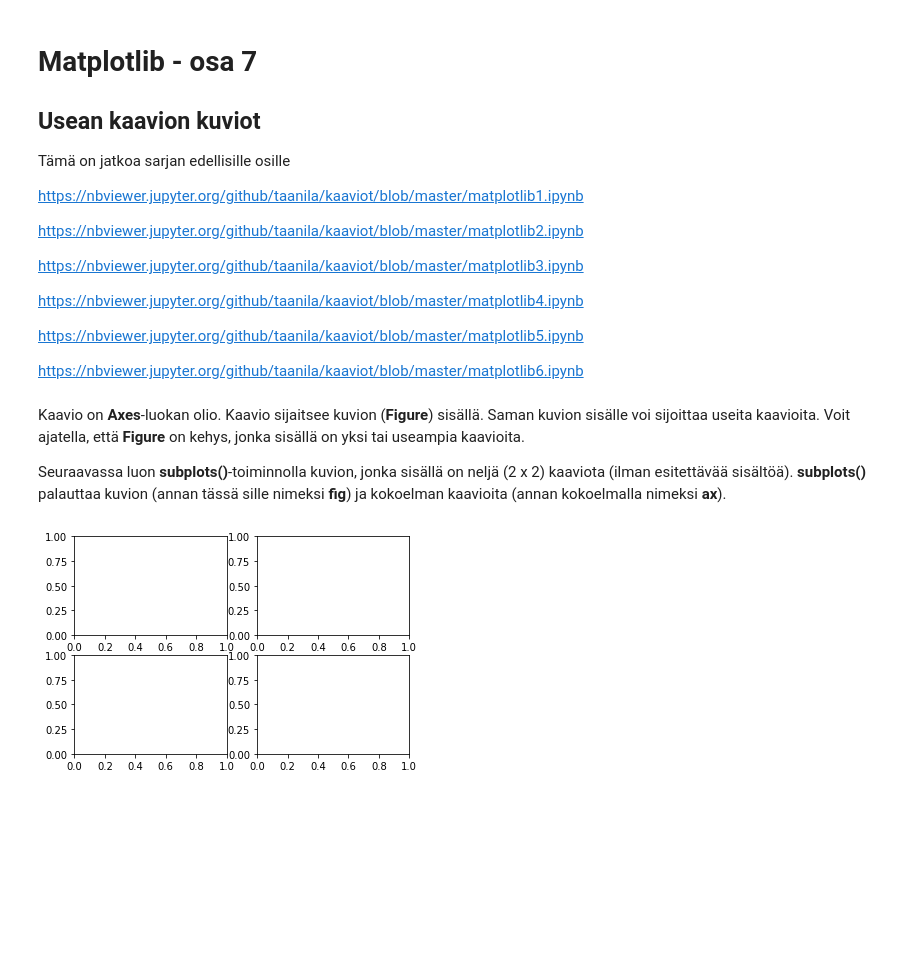
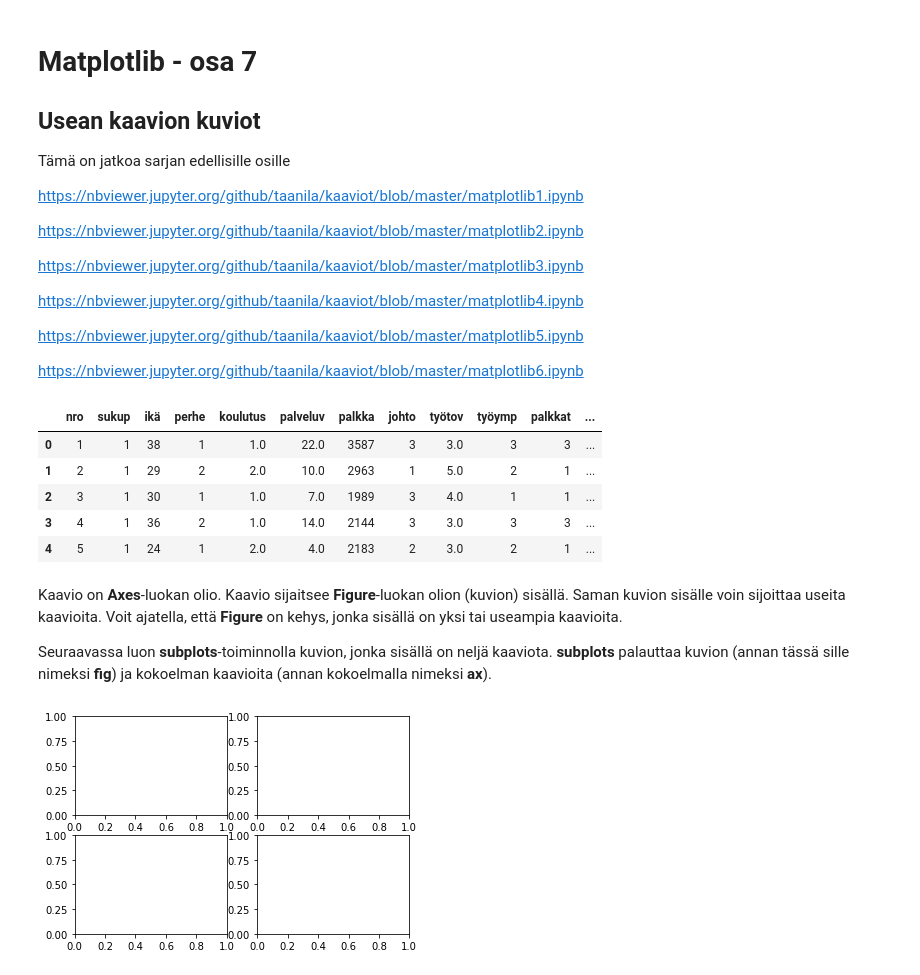
Before and after one commit to taanila/kaaviot, a Jupyter notebook: matplotlib7.ipynb, the cells around one changed output. Cells and saved outputs as stored; diff of their text form; code cells hidden in the pictures; blank space fills up the shorter version.

Commit message:
Usean kaavion kuviot

```diff
--- a/matplotlib7.ipynb
+++ b/matplotlib7.ipynb
@@ -26,7 +27,17 @@ df = pd.read_excel('http://taanila.fi/data1.xlsx')
+# %%
+df = pd.read_excel('http://taanila.fi/data1.xlsx')
+df.head()
+# %% [output]
+|  | nro | sukup | ikä | perhe | koulutus | palveluv | palkka | johto | työtov | työymp | palkkat | ... |
+| 0 | 1 | 1 | 38 | 1 | 1.0 | 22.0 | 3587 | 3 | 3.0 | 3 | 3 | ... |
+| 1 | 2 | 1 | 29 | 2 | 2.0 | 10.0 | 2963 | 1 | 5.0 | 2 | 1 | ... |
+| 2 | 3 | 1 | 30 | 1 | 1.0 | 7.0 | 1989 | 3 | 4.0 | 1 | 1 | ... |
+| 3 | 4 | 1 | 36 | 2 | 1.0 | 14.0 | 2144 | 3 | 3.0 | 3 | 3 | ... |
+| 4 | 5 | 1 | 24 | 1 | 2.0 | 4.0 | 2183 | 2 | 3.0 | 2 | 1 | ... |
 # %% [markdown]
-Kaavio on <b>Axes</b>-luokan olio. Kaavio sijaitsee kuvion (<b>Figure</b>) sisällä. Saman kuvion sisälle voi sijoittaa useita kaavioita. Voit ajatella, että <b>Figure</b> on kehys, jonka sisällä on yksi tai useampia kaavioita.
+Kaavio on <b>Axes</b>-luokan olio. Kaavio sijaitsee <b>Figure</b>-luokan olion (kuvion) sisällä. Saman kuvion sisälle voin sijoittaa useita kaavioita. Voit ajatella, että <b>Figure</b> on kehys, jonka sisällä on yksi tai useampia kaavioita.
 
-Seuraavassa luon <b>subplots()</b>-toiminnolla kuvion, jonka sisällä on neljä (2 x 2) kaaviota (ilman esitettävää sisältöä). <b>subplots()</b> palauttaa kuvion (annan tässä sille nimeksi <b>fig</b>) ja kokoelman kaavioita (annan kokoelmalla nimeksi <b>ax</b>).
+Seuraavassa luon <b>subplots</b>-toiminnolla kuvion, jonka sisällä on neljä kaaviota. <b>subplots</b> palauttaa kuvion (annan tässä sille nimeksi <b>fig</b>) ja kokoelman kaavioita (annan kokoelmalla nimeksi <b>ax</b>).
 # %%
 fig, ax = plt.subplots(nrows = 2, ncols = 2)
 # %% [output]
```
Also changed, not shown: parts of 5 cells of this notebook.
